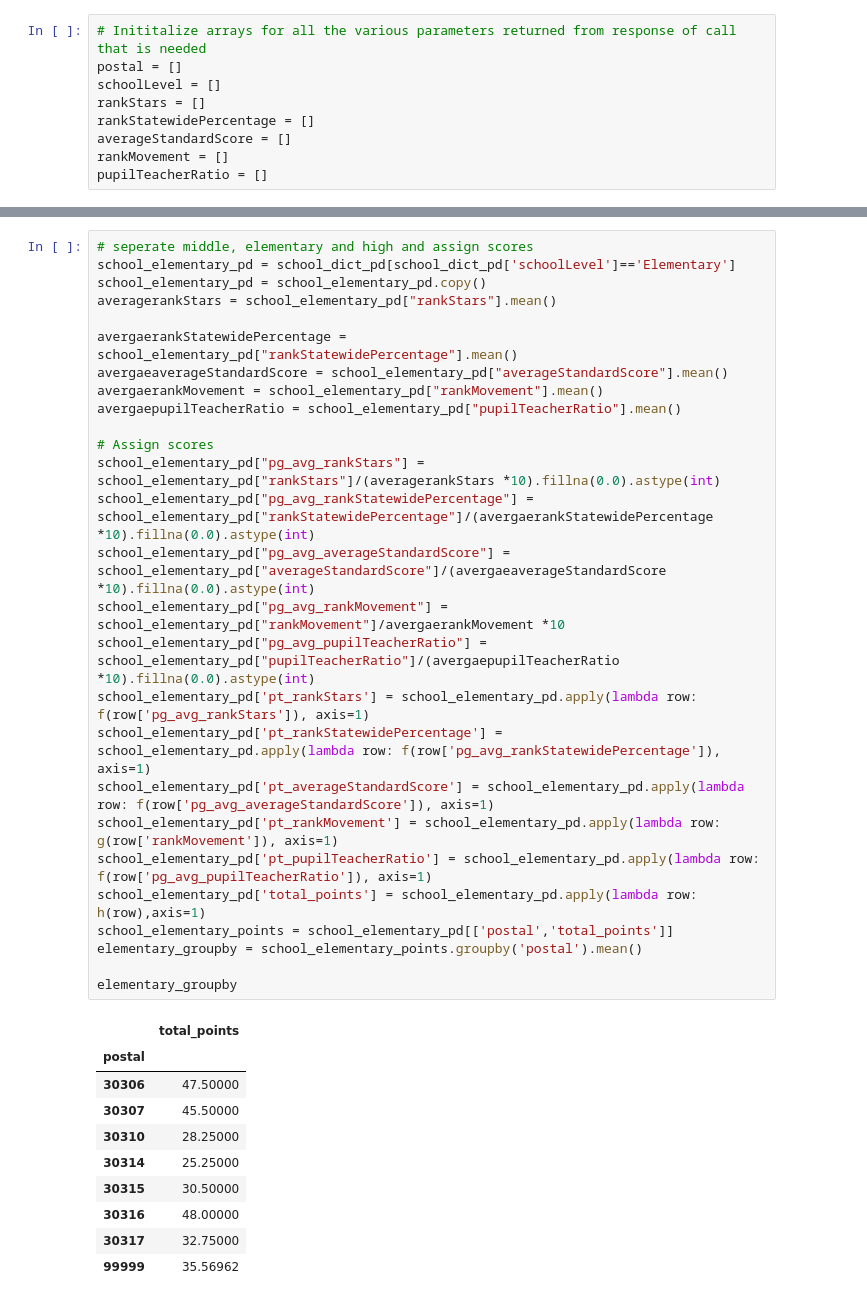
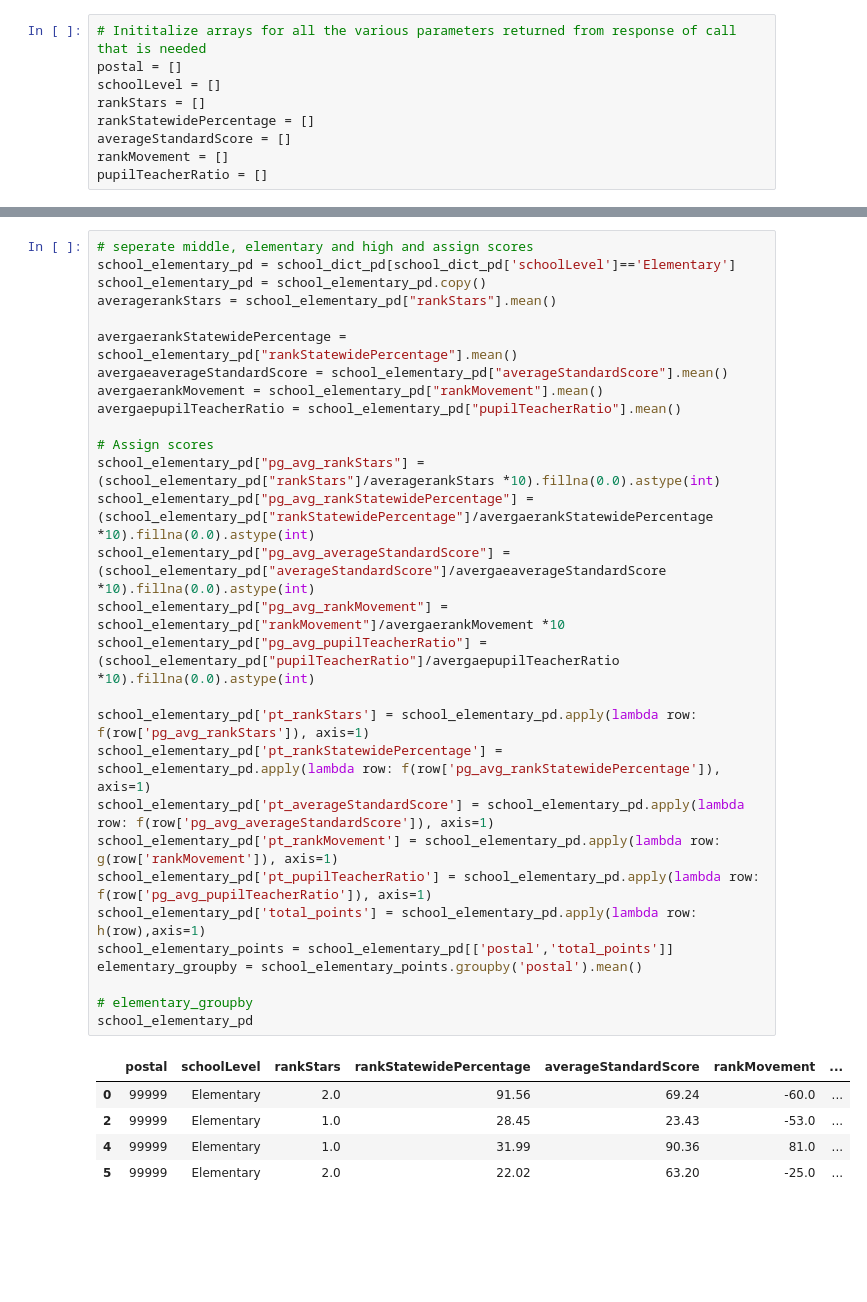
Before and after one commit to andywats0n/watson_p1, a Jupyter notebook: src_final_v1.ipynb, the cells around one changed output, grey strips where cells are left out. Saved outputs shown, nothing was run; the diff lists cells and outputs as text; blank space fills up the shorter version.

```diff
--- a/src_final_v1.ipynb
+++ b/src_final_v1.ipynb
@@ -306,41 +287,38 @@ school_dict_pd
 # %%
 # seperate middle, elementary and high and assign scores
 school_elementary_pd = school_dict_pd[school_dict_pd['schoolLevel']=='Elementary']
 school_elementary_pd = school_elementary_pd.copy()
 averagerankStars = school_elementary_pd["rankStars"].mean()
 
 avergaerankStatewidePercentage = school_elementary_pd["rankStatewidePercentage"].mean()
 avergaeaverageStandardScore = school_elementary_pd["averageStandardScore"].mean()
 avergaerankMovement = school_elementary_pd["rankMovement"].mean()
 avergaepupilTeacherRatio = school_elementary_pd["pupilTeacherRatio"].mean()
 
 # Assign scores
-school_elementary_pd["pg_avg_rankStars"] = school_elementary_pd["rankStars"]/(averagerankStars *10).fillna(0.0).astype(int)
-school_elementary_pd["pg_avg_rankStatewidePercentage"] = school_elementary_pd["rankStatewidePercentage"]/(avergaerankStatewidePercentage *10).fillna(0.0).astype(int)
-school_elementary_pd["pg_avg_averageStandardScore"] = school_elementary_pd["averageStandardScore"]/(avergaeaverageStandardScore *10).fillna(0.0).astype(int)
+school_elementary_pd["pg_avg_rankStars"] = (school_elementary_pd["rankStars"]/averagerankStars *10).fillna(0.0).astype(int)
+school_elementary_pd["pg_avg_rankStatewidePercentage"] = (school_elementary_pd["rankStatewidePercentage"]/avergaerankStatewidePercentage *10).fillna(0.0).astype(int)
+school_elementary_pd["pg_avg_averageStandardScore"] = (school_elementary_pd["averageStandardScore"]/avergaeaverageStandardScore *10).fillna(0.0).astype(int)
 school_elementary_pd["pg_avg_rankMovement"] = school_elementary_pd["rankMovement"]/avergaerankMovement *10
-school_elementary_pd["pg_avg_pupilTeacherRatio"] = school_elementary_pd["pupilTeacherRatio"]/(avergaepupilTeacherRatio *10).fillna(0.0).astype(int)
+school_elementary_pd["pg_avg_pupilTeacherRatio"] = (school_elementary_pd["pupilTeacherRatio"]/avergaepupilTeacherRatio *10).fillna(0.0).astype(int)
+
 school_elementary_pd['pt_rankStars'] = school_elementary_pd.apply(lambda row: f(row['pg_avg_rankStars']), axis=1)
 school_elementary_pd['pt_rankStatewidePercentage'] = school_elementary_pd.apply(lambda row: f(row['pg_avg_rankStatewidePercentage']), axis=1)
 school_elementary_pd['pt_averageStandardScore'] = school_elementary_pd.apply(lambda row: f(row['pg_avg_averageStandardScore']), axis=1)
 school_elementary_pd['pt_rankMovement'] = school_elementary_pd.apply(lambda row: g(row['rankMovement']), axis=1)
 school_elementary_pd['pt_pupilTeacherRatio'] = school_elementary_pd.apply(lambda row: f(row['pg_avg_pupilTeacherRatio']), axis=1)
 school_elementary_pd['total_points'] = school_elementary_pd.apply(lambda row: h(row),axis=1)
 school_elementary_points = school_elementary_pd[['postal','total_points']]
 elementary_groupby = school_elementary_points.groupby('postal').mean()
 
-elementary_groupby
+# elementary_groupby
+school_elementary_pd
 # %% [output]
-|  | total_points |
-| postal |  |
-| 30306 | 47.50000 |
-| 30307 | 45.50000 |
-| 30310 | 28.25000 |
-| 30314 | 25.25000 |
-| 30315 | 30.50000 |
-| 30316 | 48.00000 |
-| 30317 | 32.75000 |
-| 99999 | 35.56962 |
+|  | postal | schoolLevel | rankStars | rankStatewidePercentage | averageStandardScore | rankMovement | ... |
+| 0 | 99999 | Elementary | 2.0 | 91.56 | 69.24 | -60.0 | ... |
+| 2 | 99999 | Elementary | 1.0 | 28.45 | 23.43 | -53.0 | ... |
+| 4 | 99999 | Elementary | 1.0 | 31.99 | 90.36 | 81.0 | ... |
+| 5 | 99999 | Elementary | 2.0 | 22.02 | 63.20 | -25.0 | ... |
 # %%
 # seperate middle, middle and high and assign scores
 school_middle_pd = school_dict_pd[school_dict_pd['schoolLevel']=='Middle']
```
Also changed, not shown: parts of 13 cells of this notebook, 1 other file.
